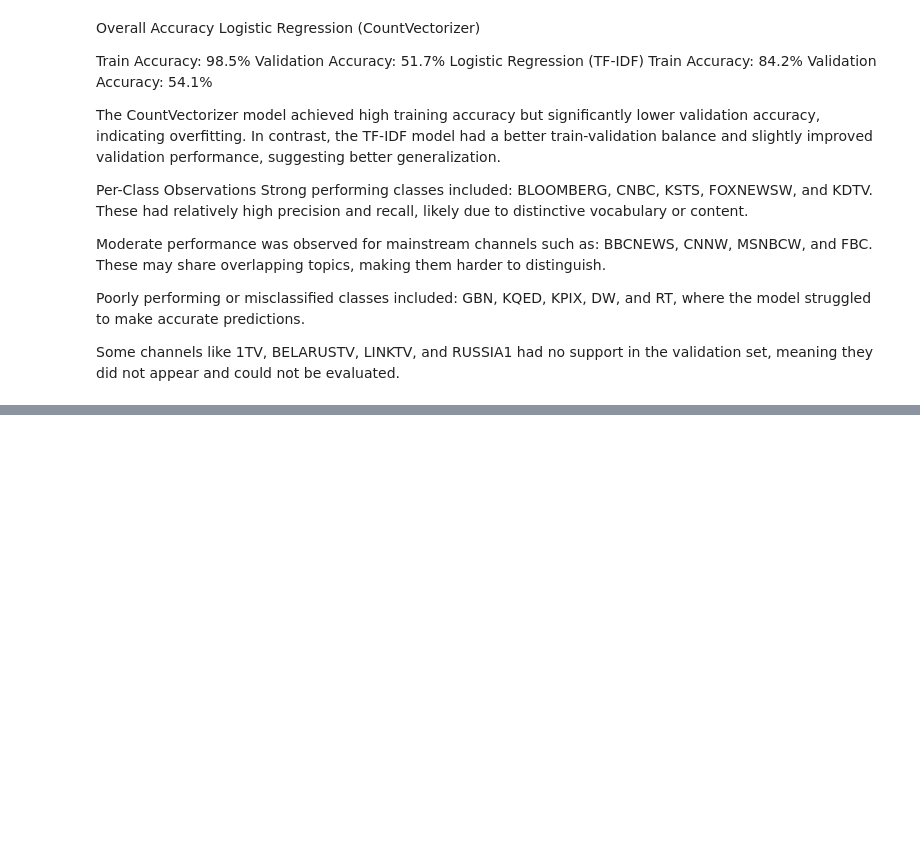
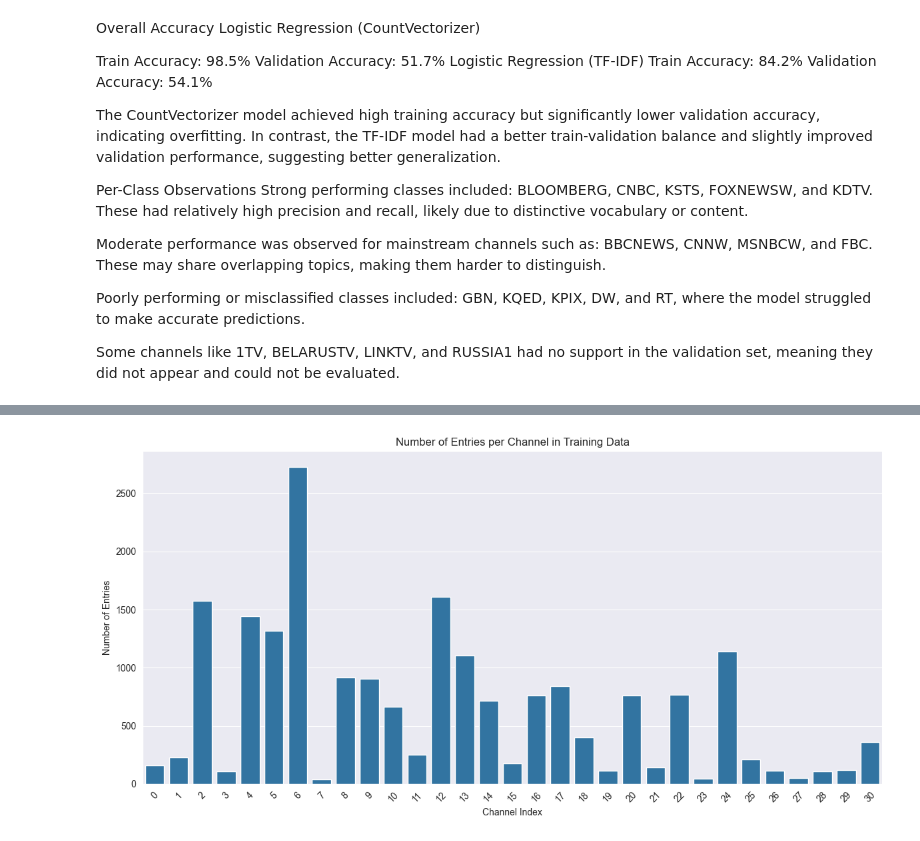
Before and after one commit to chancenlaw/CS181-Practical, a Jupyter notebook: practical/practical.ipynb, the cells around one changed output, grey strips where cells are left out. Cells and saved outputs as stored; diff of their text form; code cells hidden in the pictures; blank space fills up the shorter version.

```diff
--- a/practical/practical.ipynb
+++ b/practical/practical.ipynb
@@ -104,0 +177,3 @@ Some channels like 1TV, BELARUSTV, LINKTV, and RUSSIA1 had no support in the val
+# %%
+# Approach 1: Subsample the majority class
+run_models(undersampled_train, val)
@@ -104,0 +198,3 @@ Some channels like 1TV, BELARUSTV, LINKTV, and RUSSIA1 had no support in the val
+# %%
+# Approach 2: SMOTE Oversampling
+y_train = run_models(train, val, resampling=True)
@@ -105,3 +226,16 @@ Some channels like 1TV, BELARUSTV, LINKTV, and RUSSIA1 had no support in the val
+# %%
+# Display the new class distribution
+# Create the bar chart
+unique_values, counts = np.unique(y_train, return_counts=True)
+plt.figure(figsize=(12, 6))
+sns.barplot(x=unique_values, y=counts)
+plt.title('Number of Entries per Channel in Training Data')
+plt.xlabel('Channel Index')
+plt.ylabel('Number of Entries')
+plt.xticks(rotation=45)
+plt.tight_layout()
+# %% [output]
+[figure, added]
 # %%
 # Helper function for cleaning text
 def clean_html(text):
```
Also changed, not shown: parts of 9 cells of this notebook, 1 other file.
